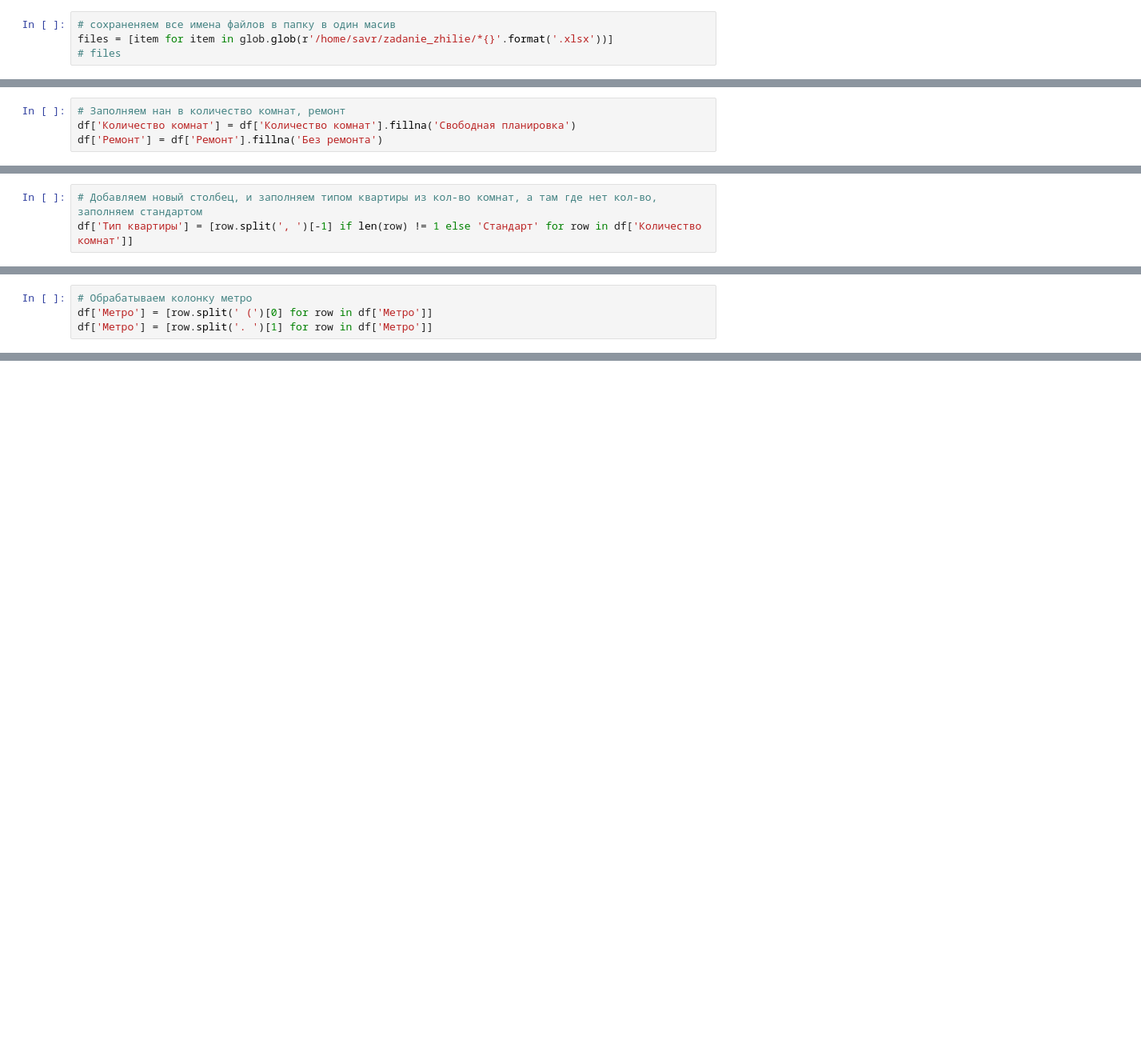
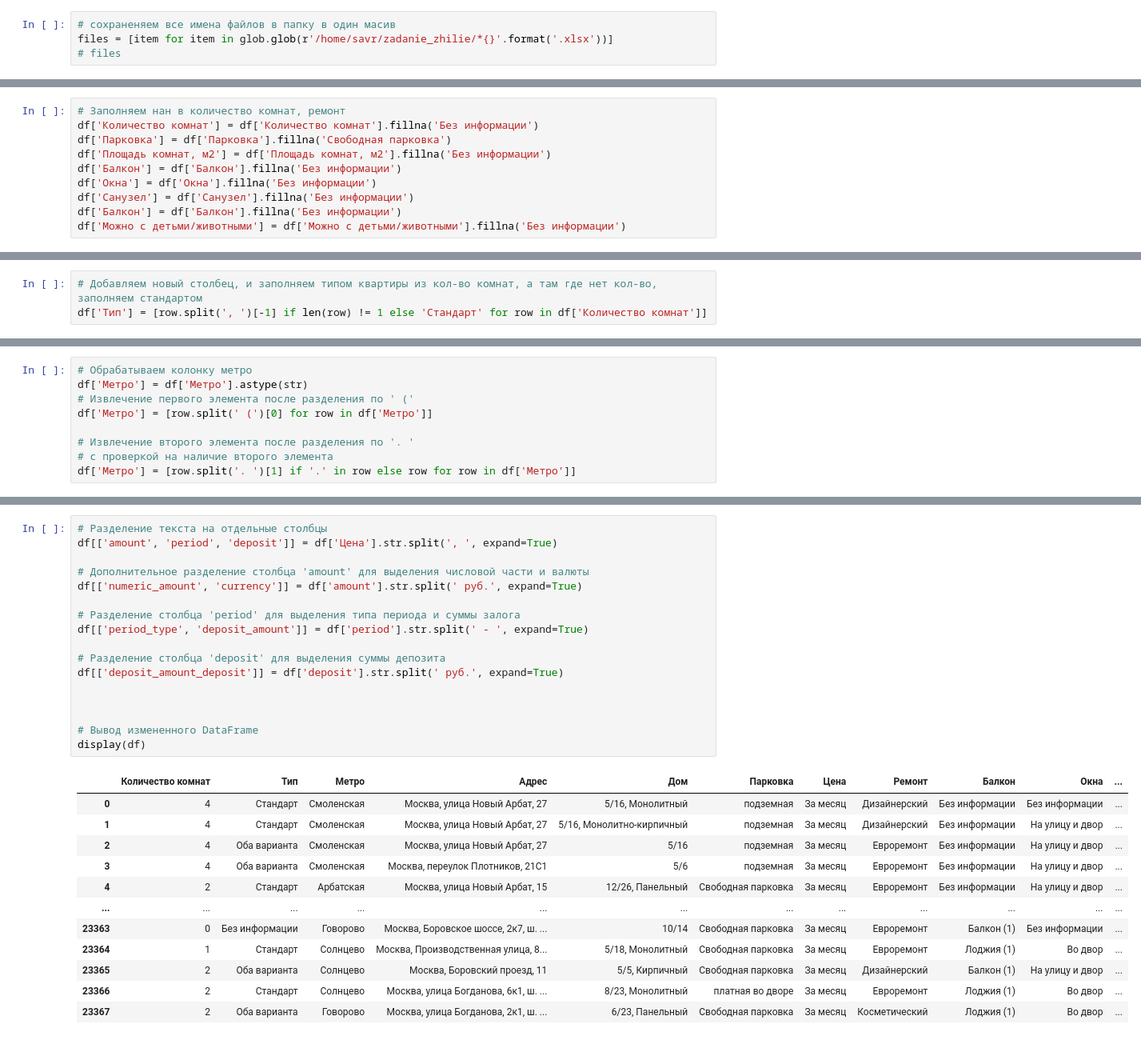
Before and after one commit to SavrOverSide/zadanie_zhilie, a Jupyter notebook: Zhilie_notebook.ipynb, the cells around one changed output, grey strips where cells are left out. Shown at 80% size. Saved outputs shown, nothing was run; the diff lists cells and outputs as text; blank space fills up the shorter version.

```diff
--- a/Zhilie_notebook.ipynb
+++ b/Zhilie_notebook.ipynb
@@ -72,4 +131,0 @@ df = df.drop(['Unnamed: 0', 'ID', 'Телефоны', 'Описание', 'Ес
-# %%
-# Заполняем нан в количество комнат, ремонт
-df['Количество комнат'] = df['Количество комнат'].fillna('Свободная планировка')
-df['Ремонт'] = df['Ремонт'].fillna('Без ремонта')
@@ -75,0 +134,10 @@ df['Ремонт'] = df['Ремонт'].fillna('Без ремонта')
+# %%
+# Заполняем нан в количество комнат, ремонт
+df['Количество комнат'] = df['Количество комнат'].fillna('Без информации')
+df['Парковка'] = df['Парковка'].fillna('Свободная парковка')
+df['Площадь комнат, м2'] = df['Площадь комнат, м2'].fillna('Без информации')
+df['Балкон'] = df['Балкон'].fillna('Без информации')
+df['Окна'] = df['Окна'].fillna('Без информации')
+df['Санузел'] = df['Санузел'].fillna('Без информации')
+df['Балкон'] = df['Балкон'].fillna('Без информации')
+df['Можно с детьми/животными'] = df['Можно с детьми/животными'].fillna('Без информации')
@@ -76,3 +160,3 @@ df['Ремонт'] = df['Ремонт'].fillna('Без ремонта')
 # %%
 # Добавляем новый столбец, и заполняем типом квартиры из кол-во комнат, а там где нет кол-во, заполняем стандартом
-df['Тип квартиры'] = [row.split(', ')[-1] if len(row) != 1 else 'Стандарт' for row in df['Количество комнат']]
+df['Тип'] = [row.split(', ')[-1] if len(row) != 1 else 'Стандарт' for row in df['Количество комнат']]
@@ -82,4 +196,9 @@ df['Количество комнат'] = [int(row.split(', ')[0]) if len(row.sp
 # %%
 # Обрабатываем колонку метро
+df['Метро'] = df['Метро'].astype(str)
+# Извлечение первого элемента после разделения по ' ('
 df['Метро'] = [row.split(' (')[0] for row in df['Метро']]
-df['Метро'] = [row.split('. ')[1] for row in df['Метро']]
+
+# Извлечение второго элемента после разделения по '. '
+# с проверкой на наличие второго элемента
+df['Метро'] = [row.split('. ')[1] if '.' in row else row for row in df['Метро']]
@@ -99,0 +264,30 @@ df['Парковка'] = df['Парковка'].fillna('бесплатная в
+# %%
+# Разделение текста на отдельные столбцы
+df[['amount', 'period', 'deposit']] = df['Цена'].str.split(', ', expand=True)
+
+# Дополнительное разделение столбца 'amount' для выделения числовой части и валюты
+df[['numeric_amount', 'currency']] = df['amount'].str.split(' руб.', expand=True)
+
+# Разделение столбца 'period' для выделения типа периода и суммы залога
+df[['period_type', 'deposit_amount']] = df['period'].str.split(' - ', expand=True)
+
+# Разделение столбца 'deposit' для выделения суммы депозита
+df[['deposit_amount_deposit']] = df['deposit'].str.split(' руб.', expand=True)
+
+
+
+# Вывод измененного DataFrame
+display(df)
+# %% [output]
+|  | Количество комнат | Тип | Метро | Адрес | Дом | Парковка | Цена | Ремонт | Балкон | Окна | ... |
+| 0 | 4 | Стандарт | Смоленская | Москва, улица Новый Арбат, 27 | 5/16, Монолитный | подземная | За месяц | Дизайнерский | Без информации | Без информации | ... |
+| 1 | 4 | Стандарт | Смоленская | Москва, улица Новый Арбат, 27 | 5/16, Монолитно-кирпичный | подземная | За месяц | Дизайнерский | Без информации | На улицу и двор | ... |
+| 2 | 4 | Оба варианта | Смоленская | Москва, улица Новый Арбат, 27 | 5/16 | подземная | За месяц | Евроремонт | Без информации | На улицу и двор | ... |
+| 3 | 4 | Оба варианта | Смоленская | Москва, переулок Плотников, 21С1 | 5/6 | подземная | За месяц | Евроремонт | Без информации | На улицу и двор | ... |
+| 4 | 2 | Стандарт | Арбатская | Москва, улица Новый Арбат, 15 | 12/26, Панельный | Свободная парковка | За месяц | Евроремонт | Без информации | На улицу и двор | ... |
+| ... | ... | ... | ... | ... | ... | ... | ... | ... | ... | ... | ... |
+| 23363 | 0 | Без информации | Говорово | Москва, Боровское шоссе, 2к7, ш. ... | 10/14 | Свободная парковка | За месяц | Евроремонт | Балкон (1) | Без информации | ... |
+| 23364 | 1 | Стандарт | Солнцево | Москва, Производственная улица, 8... | 5/18, Монолитный | Свободная парковка | За месяц | Евроремонт | Лоджия (1) | Во двор | ... |
+| 23365 | 2 | Оба варианта | Солнцево | Москва, Боровский проезд, 11 | 5/5, Кирпичный | Свободная парковка | За месяц | Дизайнерский | Балкон (1) | На улицу и двор | ... |
+| 23366 | 2 | Стандарт | Солнцево | Москва, улица Богданова, 6к1, ш. ... | 8/23, Монолитный | платная во дворе | За месяц | Евроремонт | Лоджия (1) | Во двор | ... |
+| 23367 | 2 | Оба варианта | Говорово | Москва, улица Богданова, 2к1, ш. ... | 6/23, Панельный | Свободная парковка | За месяц | Косметический | Лоджия (1) | Во двор | ... |
```
Also changed, not shown: parts of 83 cells of this notebook, 1 other file.
